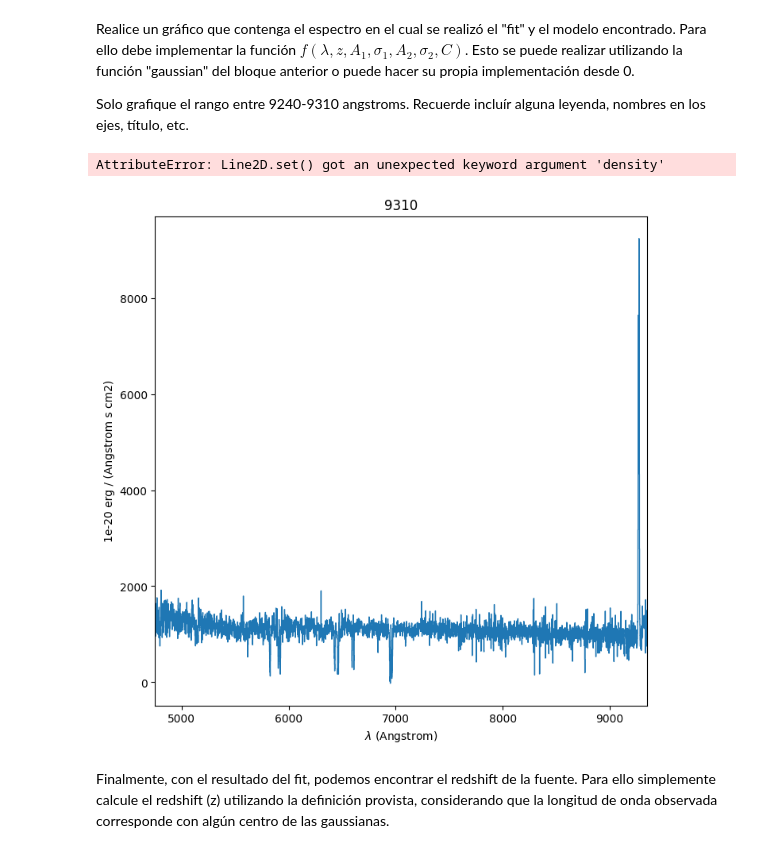
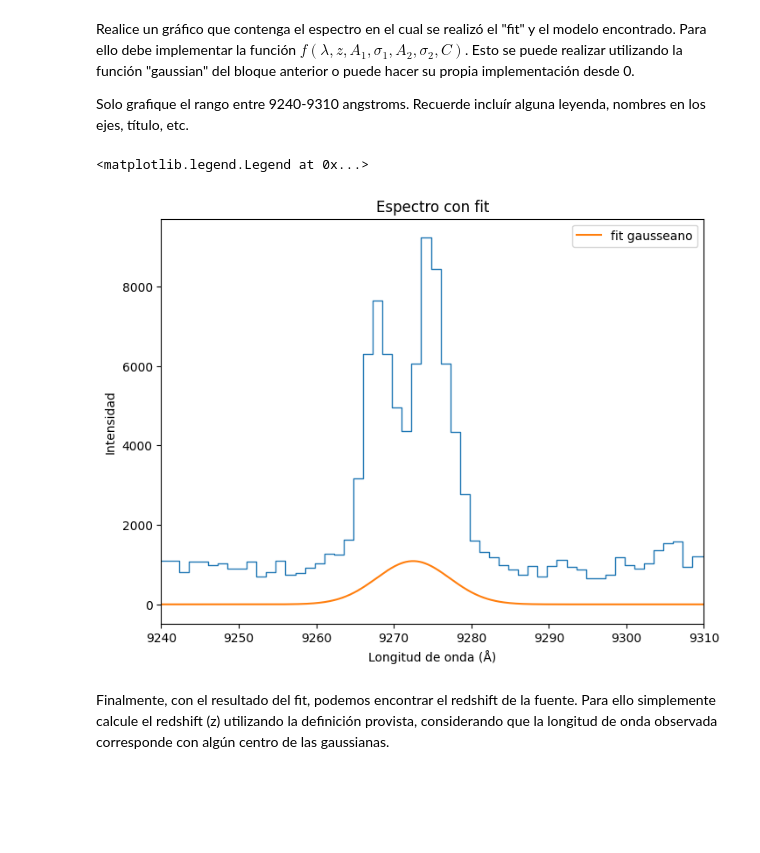
Before and after one commit to martinmaturana777/Tarea-4, a Jupyter notebook: Tarea4.ipynb, the cells around one changed output. Drawn from its saved outputs; the diff is of its cells as text; code cells hidden in the pictures; blank space fills up the shorter version.

```diff
--- a/Tarea4.ipynb
+++ b/Tarea4.ipynb
@@ -371,16 +371,23 @@ Para ello debe implementar la función $f(\lambda, z,  A_1, \sigma_1, A_2, \sigm
 Solo grafique el rango entre 9240-9310 angstroms. Recuerde incluír alguna leyenda, nombres en los ejes, título, etc.
 # %%
 # Inserte aquí su gráfico:
-x= np.linspace(9240, 9310, 350)
-g=gaussian(x, 9272.5, fit1.fwhm, fit1.peak) + gaussian(x, 9272.5, fit2.fwhm, fit2.peak)
-plt.figure(figsize=(8,8))
+x= np.linspace(9240, 9310, 1000)
+
+def gaussiana(x):
+    return gaussian(x, fit1.lpeak, fit1.fwhm, fit1.peak) + gaussian(x, fit2.lpeak, fit2.fwhm, fit2.peak)
+y=gaussiana(x)
+#graph
+ax=plt.subplots(1,1,figsize=(8,6))
 espectro_s0a.plot(9240, 9310)
-plt.plot(x, g, label='fit')
-
+plt.plot(x,y , label='fit gausseano')
+plt.xlim(9240, 9310)
+plt.xlabel('Longitud de onda (Å)')
+plt.ylabel('Intensidad')
+plt.title('Espectro con fit')
 plt.legend()
 # %% [output]
-AttributeError: Line2D.set() got an unexpected keyword argument 'density'
+<matplotlib.legend.Legend at 0x...>
-[figure, old version]
+[figure, new version]
 # %% [markdown]
 Finalmente, con el resultado del fit, podemos encontrar el redshift de la fuente. Para ello simplemente calcule el redshift (z) utilizando la definición provista, considerando que la longitud de onda observada corresponde con algún centro de las gaussianas.
 # %%
```
Also changed, not shown: parts of 3 cells of this notebook.
